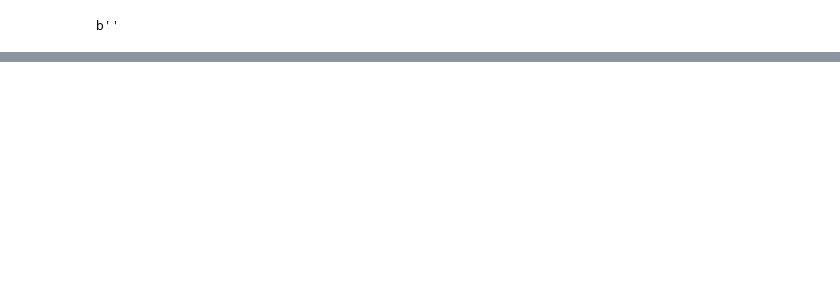
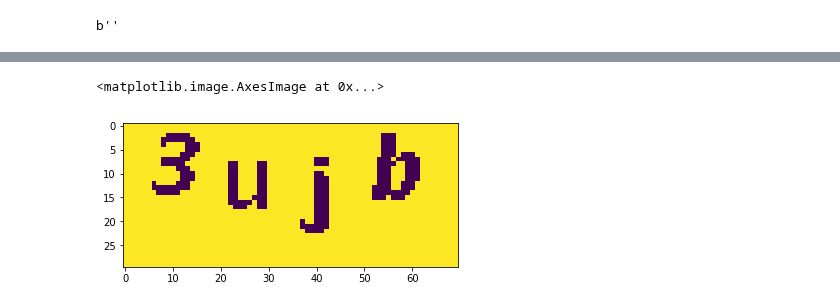
Before and after one commit to barneyElDinosaurio/base_function, a Jupyter notebook: image_detect/image_base.ipynb, the cells around one changed output, grey strips where cells are left out. Saved outputs shown, nothing was run; the diff lists cells and outputs as text; code cells hidden in the pictures; blank space fills up the shorter version.

```diff
--- a/image_detect/image_base.ipynb
+++ b/image_detect/image_base.ipynb
@@ -58,0 +120,2 @@ for (c,_) in cnts:
+# %%
+w,h = rgb_img.size
@@ -58,0 +130,10 @@ for (c,_) in cnts:
+# %%
+R=0
+G=0
+B=0
+for i in range(w):
+    for j in range(h):
+        r,g,b = rgb_img.getpixel((i,j))
+        R=R+r
+        G=G+g
+        B=B+b
@@ -58,0 +152,6 @@ for (c,_) in cnts:
+# %%
+total=R+G+B
+# %%
+r_rate=R/total*100
+g_rate=G/total*100
+b_rate=B/total*100
@@ -58,0 +184,19 @@ for (c,_) in cnts:
+# %%
+# rgb_img_copy = copy.copy(rgb_img)
+rgb_img_copy=np.zeros((h,w))
+for i in range(w):
+    for j in range(h):
+        r,g,b = rgb_img.getpixel((i,j))
+        n = (r*r_rate+ b*b_rate+g*g_rate)/100
+#         print(n)
+        if n>40:
+            rgb_img_copy[j,i]=255
+#             rgb_img_copy[i,j]=[255,255,255]
+
+        else:
+            rgb_img_copy[j,i]=0
+
+plt.imshow(rgb_img_copy)
+# %% [output]
+<matplotlib.image.AxesImage at 0x...>
+[figure, added]
```
Also changed, not shown: parts of 25 cells of this notebook, 9 other files.
